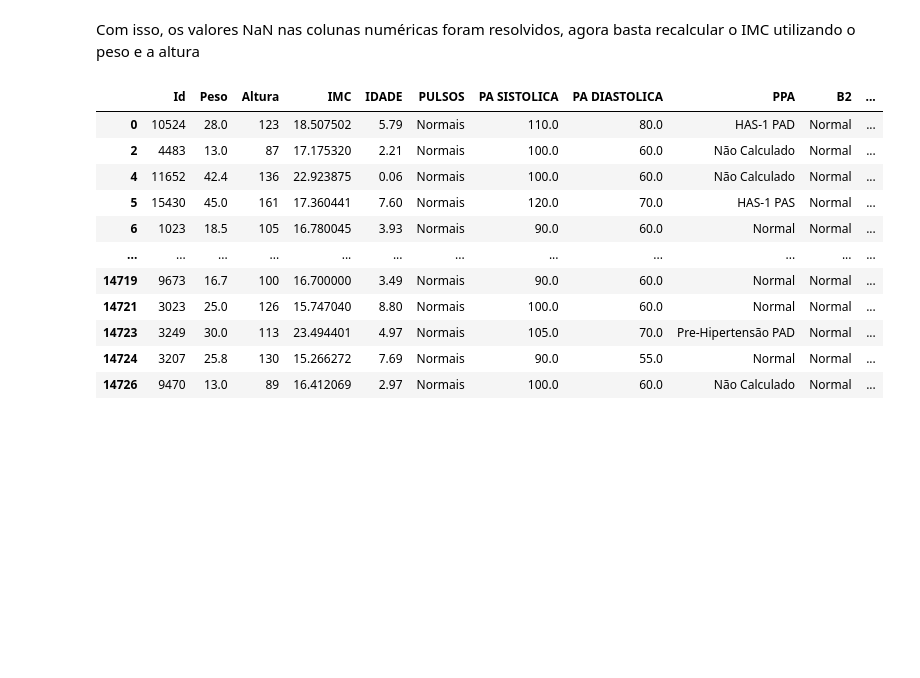
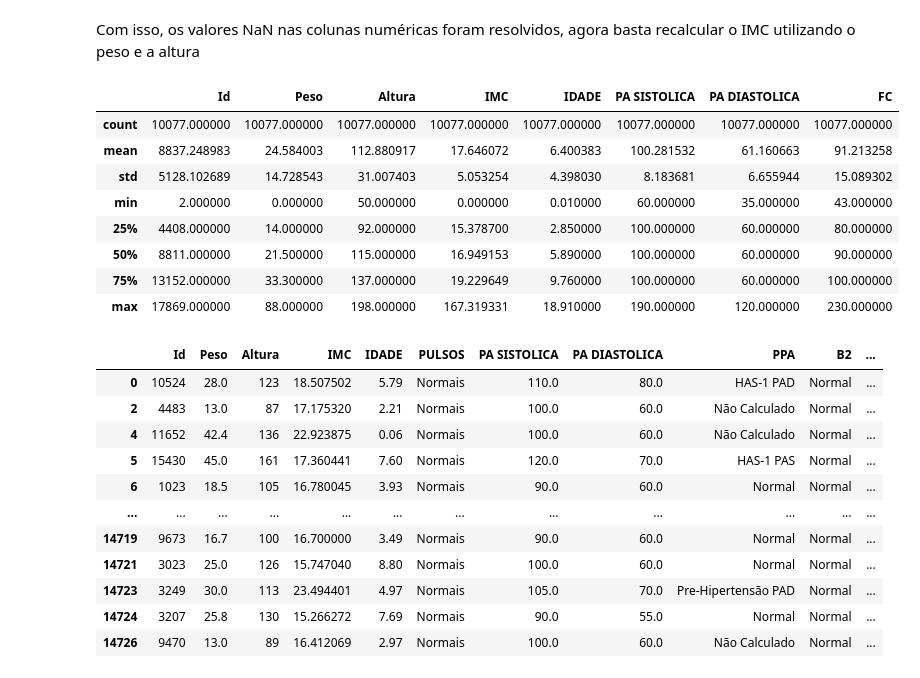
Before and after one commit to guisantoxxx/trabalho-AM, a Jupyter notebook: main.ipynb, the cells around one changed output. Drawn from its saved outputs; the diff is of its cells as text; code cells hidden in the pictures; blank space fills up the shorter version.

```diff
--- a/main.ipynb
+++ b/main.ipynb
@@ -398,6 +398,18 @@ altura_aux = train_data["Altura"] / 100
 
 
 train_data["IMC"] = train_data["Peso"] / np.power(altura_aux, 2)
+# %%
+display(train_data.describe())
+# %% [output]
+|  | Id | Peso | Altura | IMC | IDADE | PA SISTOLICA | PA DIASTOLICA | FC |
+| count | 10077.000000 | 10077.000000 | 10077.000000 | 10077.000000 | 10077.000000 | 10077.000000 | 10077.000000 | 10077.000000 |
+| mean | 8837.248983 | 24.584003 | 112.880917 | 17.646072 | 6.400383 | 100.281532 | 61.160663 | 91.213258 |
+| std | 5128.102689 | 14.728543 | 31.007403 | 5.053254 | 4.398030 | 8.183681 | 6.655944 | 15.089302 |
+| min | 2.000000 | 0.000000 | 50.000000 | 0.000000 | 0.010000 | 60.000000 | 35.000000 | 43.000000 |
+| 25% | 4408.000000 | 14.000000 | 92.000000 | 15.378700 | 2.850000 | 100.000000 | 60.000000 | 80.000000 |
+| 50% | 8811.000000 | 21.500000 | 115.000000 | 16.949153 | 5.890000 | 100.000000 | 60.000000 | 90.000000 |
+| 75% | 13152.000000 | 33.300000 | 137.000000 | 19.229649 | 9.760000 | 100.000000 | 60.000000 | 100.000000 |
+| max | 17869.000000 | 88.000000 | 198.000000 | 167.319331 | 18.910000 | 190.000000 | 120.000000 | 230.000000 |
 # %%
 display(train_data)
 # %% [output]
```
Also changed, not shown: parts of 7 cells of this notebook, 1 other file.
